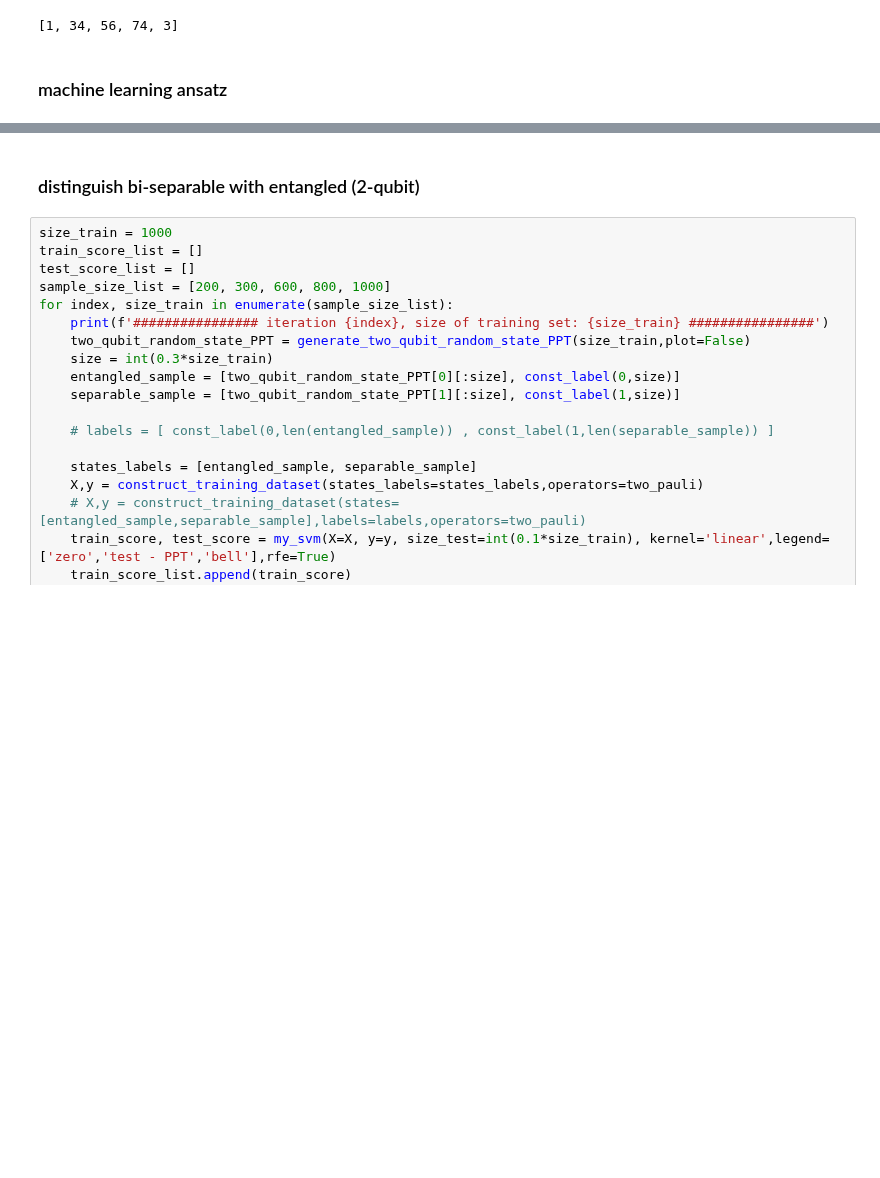
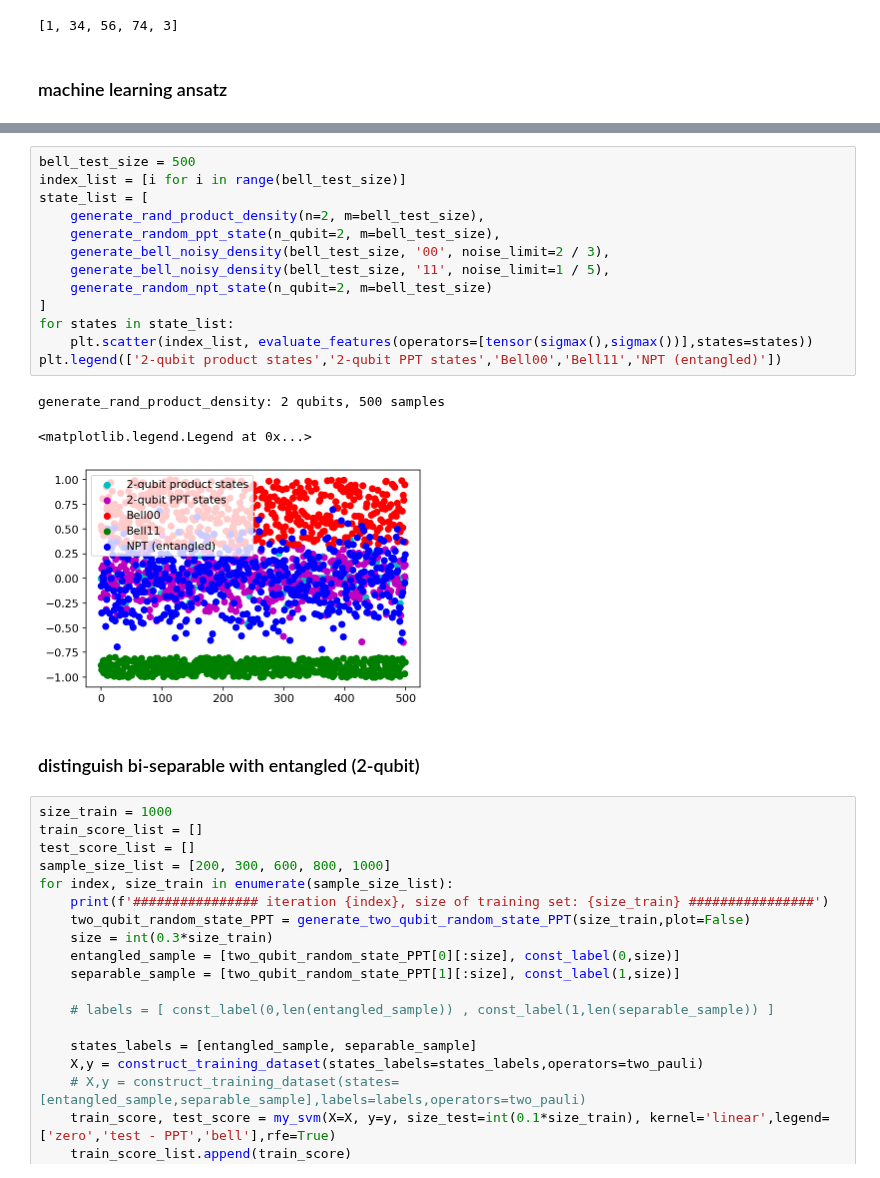
Before and after one commit to Jue-Xu/Entanglement-Witness, a Jupyter notebook: Code/entangle_detection.ipynb, the cells around one changed output, grey strips where cells are left out. Drawn from its saved outputs; the diff is of its cells as text; blank space fills up the shorter version.

```diff
--- a/Code/entangle_detection.ipynb
+++ b/Code/entangle_detection.ipynb
@@ -251,3 +249,20 @@ generate_rand_product_density: 2 qubits, 1000 samples
+# %%
+bell_test_size = 500
+index_list = [i for i in range(bell_test_size)]
+state_list = [
+    generate_rand_product_density(n=2, m=bell_test_size),
+    generate_random_ppt_state(n_qubit=2, m=bell_test_size),
+    generate_bell_noisy_density(bell_test_size, '00', noise_limit=2 / 3),
+    generate_bell_noisy_density(bell_test_size, '11', noise_limit=1 / 5),
+    generate_random_npt_state(n_qubit=2, m=bell_test_size)
+]
+for states in state_list:
+    plt.scatter(index_list, evaluate_features(operators=[tensor(sigmax(),sigmax())],states=states))
+plt.legend(['2-qubit product states','2-qubit PPT states','Bell00','Bell11','NPT (entangled)'])
+# %% [output]
+generate_rand_product_density: 2 qubits, 500 samples
+<matplotlib.legend.Legend at 0x...>
+[figure, added]
 # %% [markdown]
 ### distinguish bi-separable with entangled (2-qubit)
 # %%
```
Also changed, not shown: parts of 3 cells of this notebook, 12 other files.
